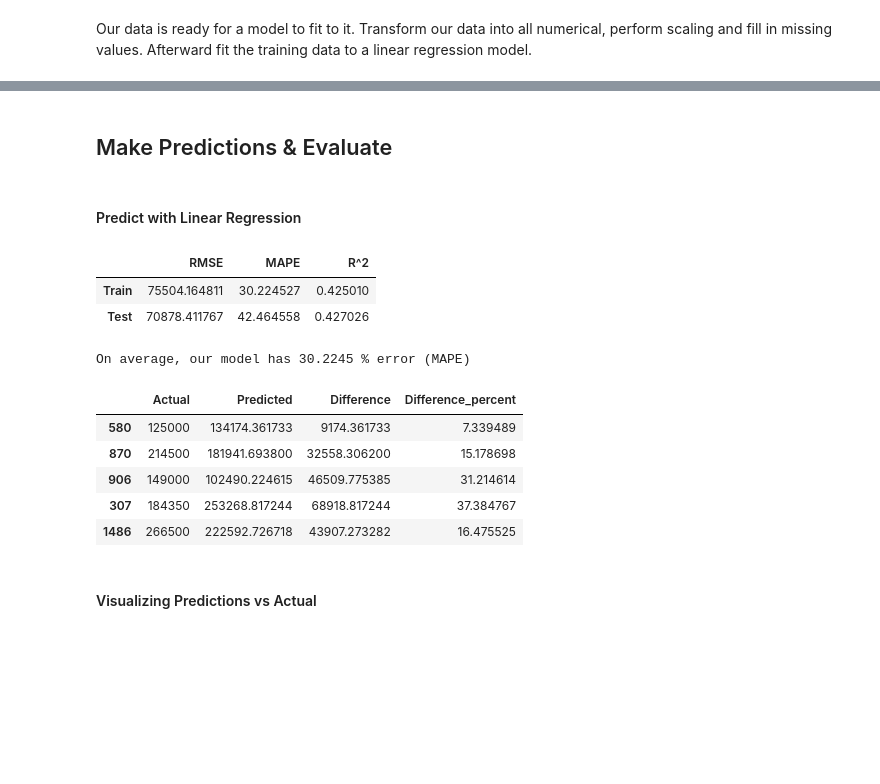
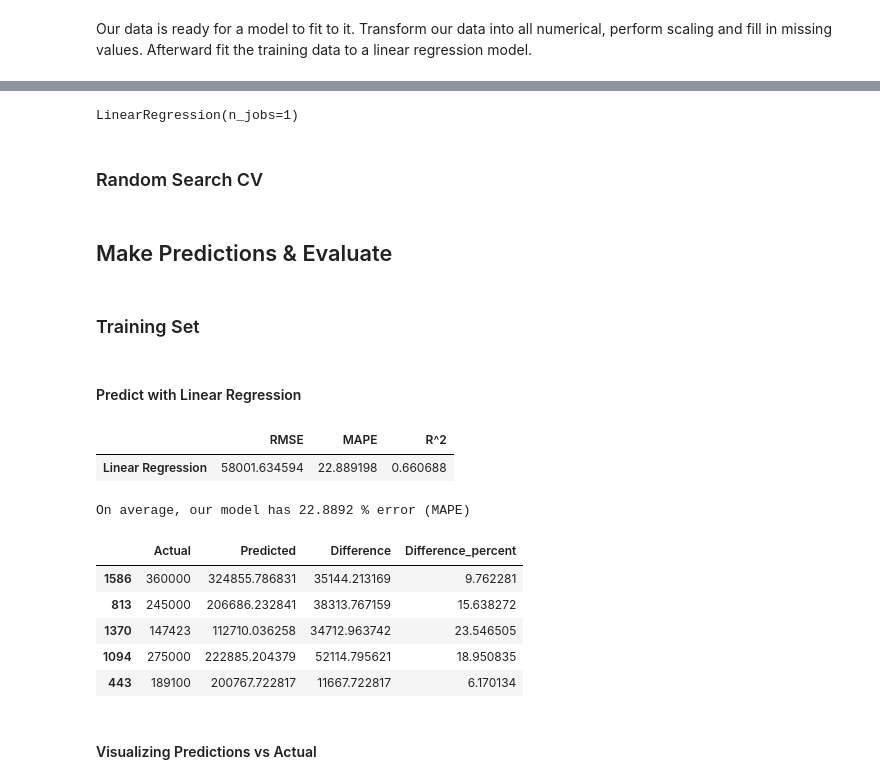
Before and after one commit to jaydenhooper/Predict-House-Prices, a Jupyter notebook: Assignment 1.ipynb, the cells around one changed output, grey strips where cells are left out. Saved outputs shown, nothing was run; the diff lists cells and outputs as text; code cells hidden in the pictures; blank space fills up the shorter version.

```diff
--- a/Assignment 1.ipynb
+++ b/Assignment 1.ipynb
@@ -316,0 +298,13 @@ Pipeline(steps=[('preprocessor',
+# %%
+# lr_model.get_params().keys()
+param_grid = [
+    {'regressor__fit_intercept': [True, False],
+     'regressor__copy_X': [True, False],
+     'regressor__n_jobs': [1, -1],
+     'regressor__positive': [True, False]}
+]
+grid_search = GridSearchCV(lr_model, param_grid, cv=5,
+                            scoring='neg_mean_squared_error',
+                            return_train_score=True)
+
+grid_search.fit(X_train, y_train)
@@ -317,30 +340,28 @@ Pipeline(steps=[('preprocessor',
+# %%
+grid_search.best_estimator_.named_steps['regressor']
+# %% [output]
+LinearRegression(n_jobs=1)
+# %% [markdown]
+### Random Search CV
 # %% [markdown]
 ## Make Predictions & Evaluate
+# %% [markdown]
+### Training Set
 # %% [markdown]
 #### Predict with Linear Regression
 # %%
-def all_metrics(model, X_train, y_train, X_test, y_test):
-    train_predictions = model.fit(X_train, y_train).predict(X_train)
-    train_RMSE, train_MAPE, train_R_squared = metrics(model, train_predictions, X_train, y_train)
-    test_predictions = model.fit(X_train, y_train).predict(X_test)
-    test_RMSE, test_MAPE, test_R_squared = metrics(model, test_predictions, X_test, y_test)
-    RMSE = [train_RMSE, test_RMSE]
-    MAPE = [train_MAPE, test_MAPE]
-    R_squared = [train_R_squared, test_R_squared]
-    titles = ["Train", "Test"]
-    return pd.DataFrame({"RMSE": RMSE, "MAPE": MAPE, "R^2": R_squared}, index=[titles])
-
 def metrics(model, predictions, X, y):
     RMSE = np.sqrt(mean_squared_error(y, predictions))
     MAPE = (np.mean(np.abs((y - predictions) / y))) * 100
     R_squared = model.score(X, y)
-    return RMSE, MAPE, R_squared
+    return pd.DataFrame({"RMSE": RMSE, "MAPE": MAPE, "R^2": R_squared}, index = ["Linear Regression"])
 
-all_metrics(lr_model, X_train, y_train, X_test, y_test)
+lr_model.fit(X_train, y_train)
+train_predictions = lr_model.predict(X_train)
+metrics(lr_model, train_predictions, X_train, y_train)
 # %% [output]
 |  | RMSE | MAPE | R^2 |
-| Train | 75504.164811 | 30.224527 | 0.425010 |
-| Test | 70878.411767 | 42.464558 | 0.427026 |
+| Linear Regression | 58001.634594 | 22.889198 | 0.660688 |
 # %%
 y_train_predicted = lr_model.fit(X_train, y_train).predict(X_train)
 
@@ -354,13 +375,13 @@ results = summarize_results(y_train, y_train_predicted)
 print("On average, our model has", round((results['Difference_percent'].mean()), 4), '% error (MAPE)')
 results.sample(5)
 # %% [output]
-On average, our model has 30.2245 % error (MAPE)
+On average, our model has 22.8892 % error (MAPE)
 |  | Actual | Predicted | Difference | Difference_percent |
-| 580 | 125000 | 134174.361733 | 9174.361733 | 7.339489 |
-| 870 | 214500 | 181941.693800 | 32558.306200 | 15.178698 |
-| 906 | 149000 | 102490.224615 | 46509.775385 | 31.214614 |
-| 307 | 184350 | 253268.817244 | 68918.817244 | 37.384767 |
-| 1486 | 266500 | 222592.726718 | 43907.273282 | 16.475525 |
+| 1586 | 360000 | 324855.786831 | 35144.213169 | 9.762281 |
+| 813 | 245000 | 206686.232841 | 38313.767159 | 15.638272 |
+| 1370 | 147423 | 112710.036258 | 34712.963742 | 23.546505 |
+| 1094 | 275000 | 222885.204379 | 52114.795621 | 18.950835 |
+| 443 | 189100 | 200767.722817 | 11667.722817 | 6.170134 |
 # %% [markdown]
 #### Visualizing Predictions vs Actual
 # %% [markdown]
```
Also changed, not shown: parts of 45 cells of this notebook, 1 other file.
